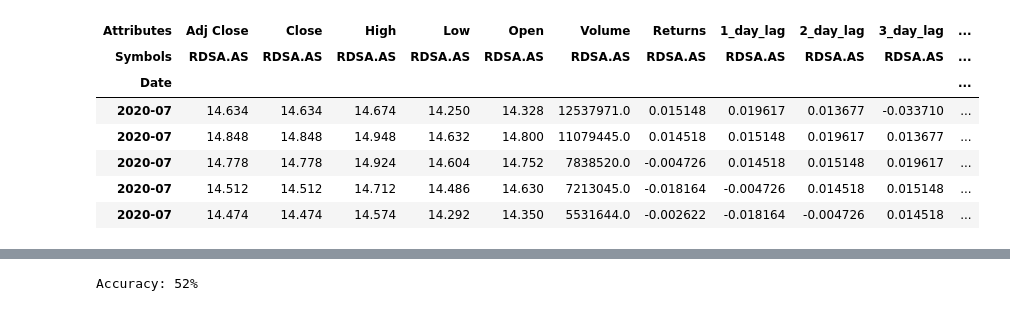
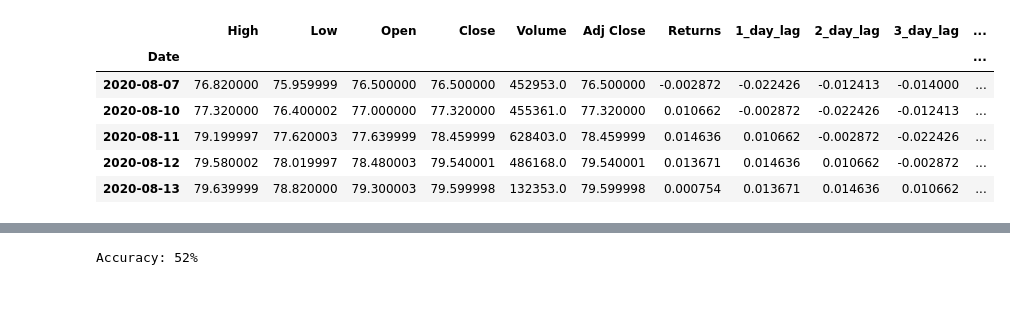
Before and after one commit to Ajalkema/Simple-Trading-Algorithms, a Jupyter notebook: Notebook.ipynb, the cells around one changed output, grey strips where cells are left out. Cells and saved outputs as stored; diff of their text form; code cells hidden in the pictures.

```diff
--- a/Notebook.ipynb
+++ b/Notebook.ipynb
@@ -26,33 +61,72 @@ df.index = pd.DatetimeIndex(df.index).to_period('M')
 # %%
-# Feature engineering
+def feature_engineering(df=df, tickers=tickers):
+    '''
+    Adds features to the data frame in 3 parts. The first part adds lags of the returns (1 to 5 days),
+    the second part adds a 'high minus low' spread which is the highest price of a stock minus the lowest.
+    This represents volatility. 1 to 3 days lags are made of this HL spread after which the HL spread
+    is removed because it holds information about the day which we want to predict (the current day).
+    The last part adds a categorical return variable that is 1 if stock return is positive and 0 otherwise.
 
-for tick in tickers:
-    # Return column
-    df['Returns', tick] = np.log(df['Adj Close', tick] / df['Adj Close', tick].shift(1))
+    Input:
+        df: The date frame to apply feature engineering to
+        tickers: The tickers that the df contains
 
-    # 1-5 day lags
-    df['1_day_lag', tick] = df['Returns', tick].shift(1)
-    df['2_day_lag', tick] = df['Returns', tick].shift(2)
-    df['3_day_lag', tick] = df['Returns', tick].shift(3)
-    df['4_day_lag', tick] = df['Returns', tick].shift(4)
-    df['5_day_lag', tick] = df['Returns', tick].shift(5)
+    Output:
+        df: the data frame with added features
 
-    #High-Low spread
-    df['HL_spread', tick] = (df['High', tick] - df['Low', tick]) / df['Close', tick]
-    df['HL_lag_1', tick] = df['HL_spread', tick].shift(1)
-    df['HL_lag_2', tick] = df['HL_spread', tick].shift(2)
-    df['HL_lag_3', tick] = df['HL_spread', tick].shift(3)
-    df.drop('HL_spread', axis=1, inplace=True)
+    '''
+    if len(tickers) == 1:
+        # Return column
+        df['Returns'] = np.log(df['Adj Close'] / df['Adj Close'].shift(1))
 
-    # Categorical return (1 if > 0 and 0 otherwise)
-    df['Cat_return', tick] = np.multiply(df['Returns', tick] > 0, 1)
+        # 1-5 day lags
+        df['1_day_lag'] = df['Returns'].shift(1)
+        df['2_day_lag'] = df['Returns'].shift(2)
+        df['3_day_lag'] = df['Returns'].shift(3)
+        df['4_day_lag'] = df['Returns'].shift(4)
+        df['5_day_lag'] = df['Returns'].shift(5)
 
-# Drop nan's
-df.dropna(axis=0, inplace=True)
+        #High-Low spread
+        df['HL_spread'] = (df['High'] - df['Low']) / df['Close']
+        df['HL_lag_1'] = df['HL_spread'].shift(1)
+        df['HL_lag_2'] = df['HL_spread'].shift(2)
+        df['HL_lag_3'] = df['HL_spread'].shift(3)
+        df.drop('HL_spread', axis=1, inplace=True)
 
-#df = df.stack()
+        # Categorical return (1 if > 0 and 0 otherwise)
+        df['Cat_return'] = np.multiply(df['Returns'] > 0, 1)
+    else:
+        for tick in tickers:
+            # Return column
+            df['Returns', tick] = np.log(df['Adj Close', tick] / df['Adj Close', tick].shift(1))
 
-print('Number of trading days (rows): ', df.shape[0])
+            # 1-5 day lags
+            df['1_day_lag', tick] = df['Returns', tick].shift(1)
+            df['2_day_lag', tick] = df['Returns', tick].shift(2)
+            df['3_day_lag', tick] = df['Returns', tick].shift(3)
+            df['4_day_lag', tick] = df['Returns', tick].shift(4)
+            df['5_day_lag', tick] = df['Returns', tick].shift(5)
+
+            #High-Low spread
+            df['HL_spread', tick] = (df['High', tick] - df['Low', tick]) / df['Close', tick]
+            df['HL_lag_1', tick] = df['HL_spread', tick].shift(1)
+            df['HL_lag_2', tick] = df['HL_spread', tick].shift(2)
+            df['HL_lag_3', tick] = df['HL_spread', tick].shift(3)
+            df.drop('HL_spread', axis=1, inplace=True)
+
+            # Categorical return (1 if > 0 and 0 otherwise)
+            df['Cat_return', tick] = np.multiply(df['Returns', tick] > 0, 1)
+
+    # Drop nan's
+    df.dropna(axis=0, inplace=True)
+
+    #df = df.stack()
+
+    print('Number of trading days (rows): ', df.shape[0])
+
+    return df
+
+df = feature_engineering()
 
 df.tail()
 # %% [output]
@@ -60,8 +134,7 @@ Number of trading days (rows):  2691
-| Attributes | Adj Close | Close | High | Low | Open | Volume | Returns | 1_day_lag | 2_day_lag | 3_day_lag | ... |
-| Symbols | RDSA.AS | RDSA.AS | RDSA.AS | RDSA.AS | RDSA.AS | RDSA.AS | RDSA.AS | RDSA.AS | RDSA.AS | RDSA.AS | ... |
+|  | High | Low | Open | Close | Volume | Adj Close | Returns | 1_day_lag | 2_day_lag | 3_day_lag | ... |
 | Date |  |  |  |  |  |  |  |  |  |  | ... |
-| 2020-07 | 14.634 | 14.634 | 14.674 | 14.250 | 14.328 | 12537971.0 | 0.015148 | 0.019617 | 0.013677 | -0.033710 | ... |
-| 2020-07 | 14.848 | 14.848 | 14.948 | 14.632 | 14.800 | 11079445.0 | 0.014518 | 0.015148 | 0.019617 | 0.013677 | ... |
-| 2020-07 | 14.778 | 14.778 | 14.924 | 14.604 | 14.752 | 7838520.0 | -0.004726 | 0.014518 | 0.015148 | 0.019617 | ... |
-| 2020-07 | 14.512 | 14.512 | 14.712 | 14.486 | 14.630 | 7213045.0 | -0.018164 | -0.004726 | 0.014518 | 0.015148 | ... |
-| 2020-07 | 14.474 | 14.474 | 14.574 | 14.292 | 14.350 | 5531644.0 | -0.002622 | -0.018164 | -0.004726 | 0.014518 | ... |
+| 2020-08-07 | 76.820000 | 75.959999 | 76.500000 | 76.500000 | 452953.0 | 76.500000 | -0.002872 | -0.022426 | -0.012413 | -0.014000 | ... |
+| 2020-08-10 | 77.320000 | 76.400002 | 77.000000 | 77.320000 | 455361.0 | 77.320000 | 0.010662 | -0.002872 | -0.022426 | -0.012413 | ... |
+| 2020-08-11 | 79.199997 | 77.620003 | 77.639999 | 78.459999 | 628403.0 | 78.459999 | 0.014636 | 0.010662 | -0.002872 | -0.022426 | ... |
+| 2020-08-12 | 79.580002 | 78.019997 | 78.480003 | 79.540001 | 486168.0 | 79.540001 | 0.013671 | 0.014636 | 0.010662 | -0.002872 | ... |
+| 2020-08-13 | 79.639999 | 78.820000 | 79.300003 | 79.599998 | 132353.0 | 79.599998 | 0.000754 | 0.013671 | 0.014636 | 0.010662 | ... |
```
Also changed, not shown: parts of 19 cells of this notebook.
